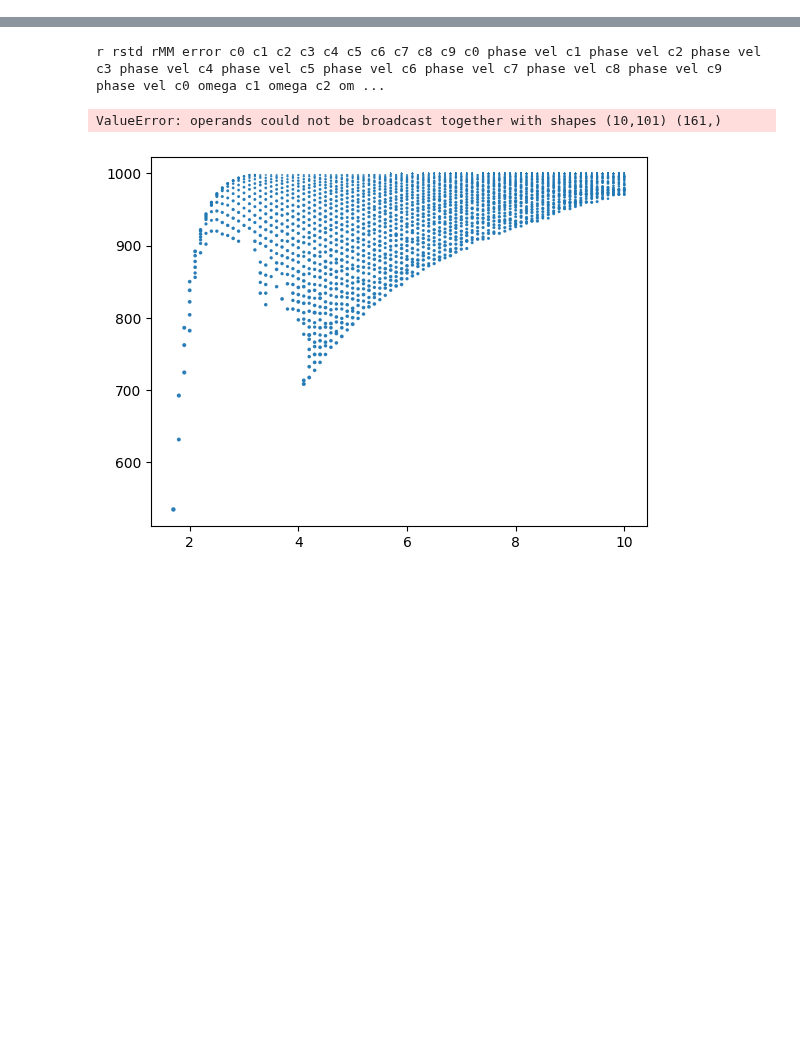
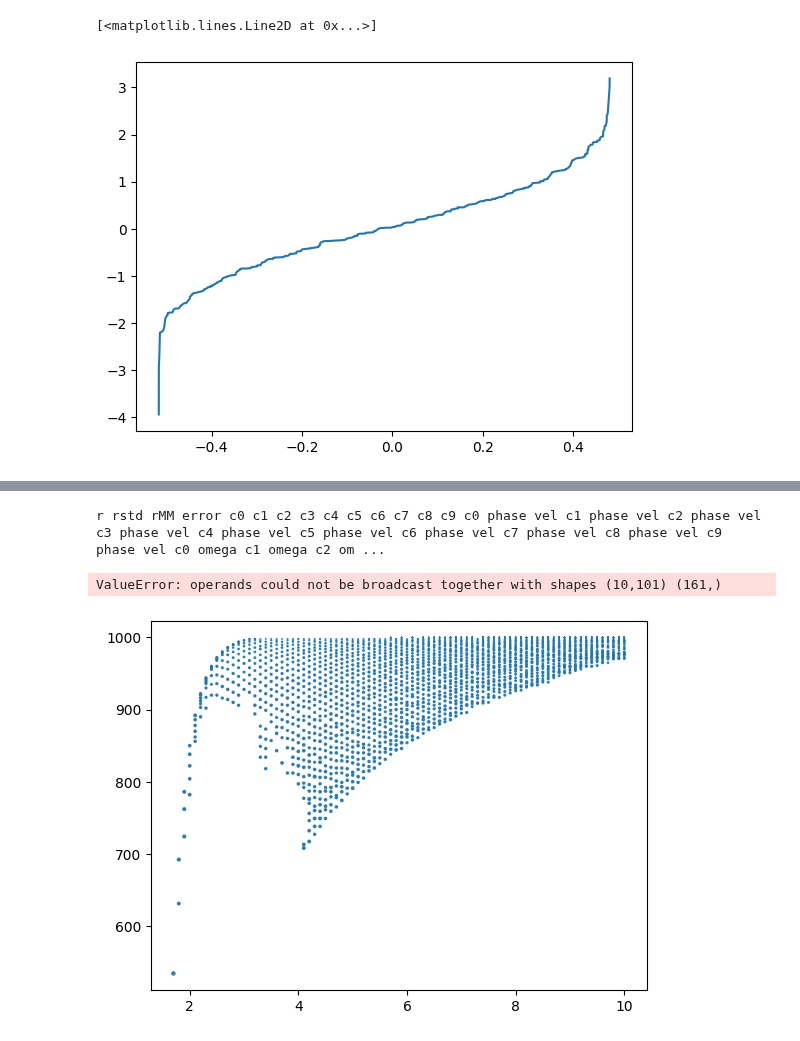
Before and after one commit to Gug-Young/Kuramoto-model, a Jupyter notebook: 230710 cluster algorithm check final.ipynb, the cells around one changed output, grey strips where cells are left out. Cells and saved outputs as stored; diff of their text form; code cells hidden in the pictures; blank space fills up the shorter version.

```diff
--- a/230710 cluster algorithm check final.ipynb
+++ b/230710 cluster algorithm check final.ipynb
@@ -14,0 +33,5 @@ from tqdm.notebook import tqdm
+# %%
+plt.plot(np.sort(Ps),np.sort(init_omega))
+# %% [output]
+[<matplotlib.lines.Line2D at 0x...>]
+[figure, added]
```
Also changed, not shown: parts of 6 cells of this notebook.
